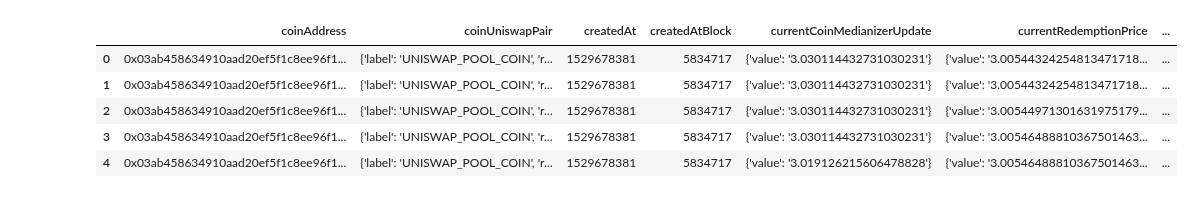
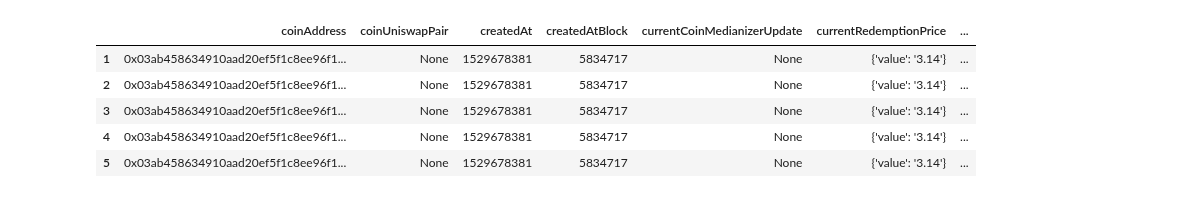
Before and after one commit to reflexer-labs/reflexer-digital-twin, a Jupyter notebook: data/data_acquisition.ipynb, the cells around one changed output. Drawn from its saved outputs; the diff is of its cells as text; code cells hidden in the pictures.

```diff
--- a/data/data_acquisition.ipynb
+++ b/data/data_acquisition.ipynb
@@ -75,16 +47,17 @@ client = bigquery.Client()
 # %%
 # SQL query
 sql = """
-SELECT *
-FROM `blockchain-etl.ethereum_rai.ChainlinkMedianETHUSD_event_UpdateResult`
-ORDER By block_timestamp DESC
+SELECT
+*
+FROM `blockchain-etl.ethereum_rai.ExternallyFundedOSM_event_UpdateResult`
+ORDER By block_timestamp ASC
 
 """
 
-eth_price_next_OSM = client.query(sql).to_dataframe()
-eth_price_next_OSM['ETH Price (Next OSM)'] = eth_price_next_OSM['medianPrice'].astype(float)/constant
+eth_price_OSM = client.query(sql).to_dataframe()
+eth_price_OSM['ETH Price (OSM)'] = eth_price_OSM['newMedian'].astype(float)/constant
 # subset
-eth_price_next_OSM = eth_price_next_OSM[['block_number','ETH Price (Next OSM)']]
+eth_price_OSM = eth_price_OSM[['block_number','ETH Price (OSM)','block_timestamp']]
 
-eth_price_next_OSM.head()
+eth_price_OSM.head()
 # %% [output]
@@ -100,14 +82,15 @@ sql = """
 SELECT
 *
 FROM `blockchain-etl.ethereum_rai.OSM_event_UpdateResult`
-ORDER By block_timestamp DESC
+WHERE block_number < 12371493
+ORDER By block_timestamp ASC
 
 """
 
-eth_price_OSM = client.query(sql).to_dataframe()
-eth_price_OSM['ETH Price (OSM)'] = eth_price_OSM['newMedian'].astype(float)/constant
+eth_price_OSM_old = client.query(sql).to_dataframe()
+eth_price_OSM_old['ETH Price (OSM)'] = eth_price_OSM_old['newMedian'].astype(float)/constant
 # subset
-eth_price_OSM = eth_price_OSM[['block_number','ETH Price (OSM)']]
+eth_price_OSM_old = eth_price_OSM_old[['block_number','ETH Price (OSM)','block_timestamp']]
 
-eth_price_OSM.head()
+eth_price_OSM_old.head()
 # %% [output]
@@ -119,0 +112,2 @@ eth_price_OSM.head()
+# %%
+eth_price = eth_price_OSM_old.append(eth_price_OSM)
@@ -120 +130,3 @@ eth_price_OSM.head()
+# %%
+blocknumbers = eth_price.block_number.values.tolist()
 # %%
@@ -158,8 +216,6 @@ eth_price_OSM.head()
 # %%
-blocknumbers = eth_price_OSM.block_number.values.tolist()
-
 state = []
-for i in blocknumbers[:-5]:
+for i in blocknumbers:
     query = '''
     {
       systemState(block: {number:%s},id:"current") {
@@ -182,36 +238,37 @@ for i in blocknumbers[:-5]:
         }
         currentRedemptionPrice {
           value
         }
         erc20CoinTotalSupply
         globalDebt
         globalDebtCeiling
         safeCount,
         totalActiveSafeCount
         coinAddress
         wethAddress
         systemSurplus
         debtAvailableToSettle
         lastPeriodicUpdate
         createdAt
         createdAtBlock
       }
     }
     ''' % i
     r = requests.post(url, json = {'query':query})
     s = json.loads(r.content)['data']['systemState']
     state.append(s)
 
 systemState = pd.DataFrame(state)
 
-systemState['block_number'] = blocknumbers[:-5]
+systemState['block_number'] = blocknumbers
 
+systemState = systemState[1:]
 
 systemState.head()
 # %% [output]
 |  | coinAddress | coinUniswapPair | createdAt | createdAtBlock | currentCoinMedianizerUpdate | currentRedemptionPrice | ... |
-| 0 | 0x03ab458634910aad20ef5f1c8ee96f1... | {'label': 'UNISWAP_POOL_COIN', 'r... | 1529678381 | 5834717 | {'value': '3.030114432731030231'} | {'value': '3.00544324254813471718... | ... |
-| 1 | 0x03ab458634910aad20ef5f1c8ee96f1... | {'label': 'UNISWAP_POOL_COIN', 'r... | 1529678381 | 5834717 | {'value': '3.030114432731030231'} | {'value': '3.00544324254813471718... | ... |
-| 2 | 0x03ab458634910aad20ef5f1c8ee96f1... | {'label': 'UNISWAP_POOL_COIN', 'r... | 1529678381 | 5834717 | {'value': '3.030114432731030231'} | {'value': '3.00544971301631975179... | ... |
-| 3 | 0x03ab458634910aad20ef5f1c8ee96f1... | {'label': 'UNISWAP_POOL_COIN', 'r... | 1529678381 | 5834717 | {'value': '3.030114432731030231'} | {'value': '3.00546488810367501463... | ... |
-| 4 | 0x03ab458634910aad20ef5f1c8ee96f1... | {'label': 'UNISWAP_POOL_COIN', 'r... | 1529678381 | 5834717 | {'value': '3.019126215606478828'} | {'value': '3.00546488810367501463... | ... |
+| 1 | 0x03ab458634910aad20ef5f1c8ee96f1... | None | 1529678381 | 5834717 | None | {'value': '3.14'} | ... |
+| 2 | 0x03ab458634910aad20ef5f1c8ee96f1... | None | 1529678381 | 5834717 | None | {'value': '3.14'} | ... |
+| 3 | 0x03ab458634910aad20ef5f1c8ee96f1... | None | 1529678381 | 5834717 | None | {'value': '3.14'} | ... |
+| 4 | 0x03ab458634910aad20ef5f1c8ee96f1... | None | 1529678381 | 5834717 | None | {'value': '3.14'} | ... |
+| 5 | 0x03ab458634910aad20ef5f1c8ee96f1... | None | 1529678381 | 5834717 | None | {'value': '3.14'} | ... |
```
Also changed, not shown: parts of 22 cells of this notebook, 4 other files.
